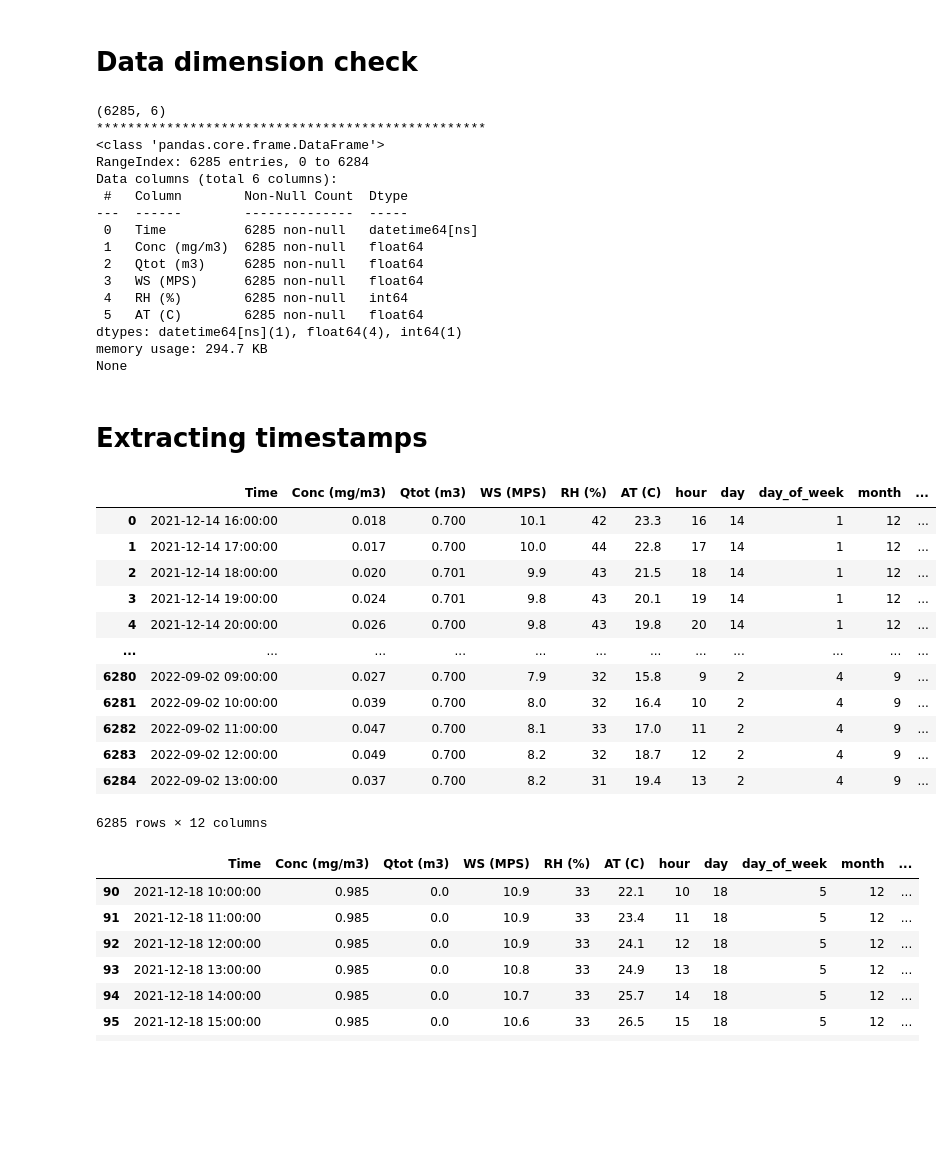
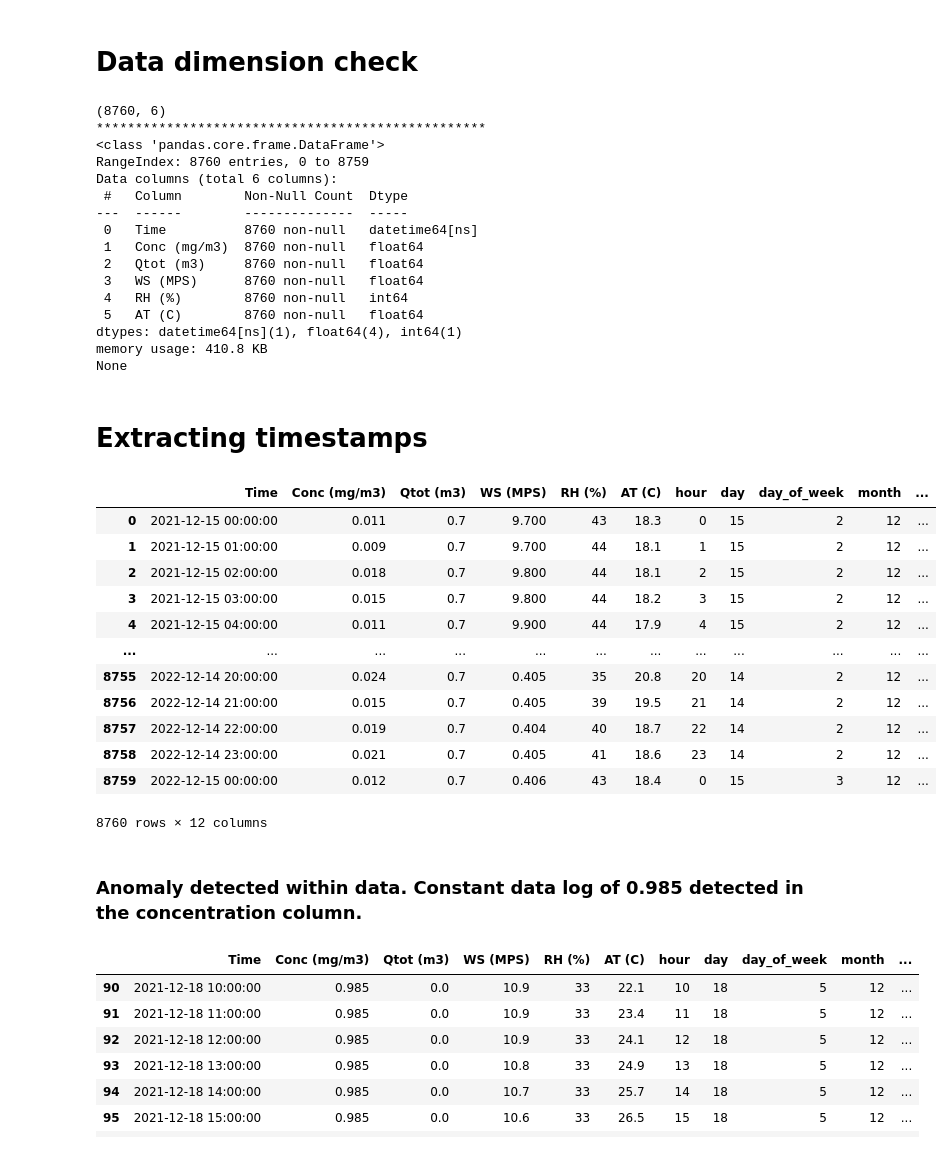
Before and after one commit to CHRISTINEMUTHEE/Nairobi_GEOS_CF_Bias_Correction, a Jupyter notebook: nairobi_analysis.ipynb, the cells around one changed output. Saved outputs shown, nothing was run; the diff lists cells and outputs as text; code cells hidden in the pictures; blank space fills up the shorter version.

```diff
--- a/nairobi_analysis.ipynb
+++ b/nairobi_analysis.ipynb
@@ -24,0 +173,4 @@ Nairobi_df.head()
+# %%
+#Second batch should start from 0000 hrs 2nd September 2022 to 1100 hrs 6th october 2022
+Second_batch = time_filter(data_sep_oct_df,"Time","2022-09-02 00:00:00","2022-10-06 11:00:00")
+Second_batch
@@ -24,0 +191,4 @@ Nairobi_df.head()
+# %%
+#The third Batch should start from 1200 hrs 6th October 2022 to 0000 hrs 15th December 2022
+Third_batch = time_filter(data_oct_feb_df,"Time","2022-10-06 12:00:00","2022-12-15 00:00:00")
+Third_batch
@@ -24,0 +231,4 @@ Nairobi_df.head()
+# %%
+# Concatenate the three batches for analysis.
+all_data=pd.concat([First_batch,Second_batch,Third_batch],axis=0,join='outer',ignore_index=True)
+all_data
@@ -42,6 +271,6 @@ memory usage: 294.7+ KB
 # %%
 # Renaming the time stamp and converting it to Datetime datatype
-Nairobi_df['Time']=pd.to_datetime(Nairobi_df['Time'])
-Nairobi_df
+all_data['Time']=pd.to_datetime(all_data['Time'])
+all_data
 # %% [output]
 |  | Time | Conc (mg/m3) | Qtot (m3) | WS (MPS) | RH (%) | AT (C) |
@@ -66,23 +295,23 @@ def dim_check(df):
     print("*"* 50)
     print(df.info())
 # %%
-dim_check(Nairobi_df)
+dim_check(all_data)
 # %% [output]
-(6285, 6)
+(8760, 6)
 **************************************************
 <class 'pandas.core.frame.DataFrame'>
-RangeIndex: 6285 entries, 0 to 6284
+RangeIndex: 8760 entries, 0 to 8759
 Data columns (total 6 columns):
  #   Column        Non-Null Count  Dtype
 ---  ------        --------------  -----
- 0   Time          6285 non-null   datetime64[ns]
- 1   Conc (mg/m3)  6285 non-null   float64
- 2   Qtot (m3)     6285 non-null   float64
- 3   WS (MPS)      6285 non-null   float64
- 4   RH (%)        6285 non-null   int64
- 5   AT (C)        6285 non-null   float64
+ 0   Time          8760 non-null   datetime64[ns]
+ 1   Conc (mg/m3)  8760 non-null   float64
+ 2   Qtot (m3)     8760 non-null   float64
+ 3   WS (MPS)      8760 non-null   float64
+ 4   RH (%)        8760 non-null   int64
+ 5   AT (C)        8760 non-null   float64
 dtypes: datetime64[ns](1), float64(4), int64(1)
-memory usage: 294.7 KB
+memory usage: 410.8 KB
 None
 # %% [markdown]
 # Extracting timestamps
@@ -107,21 +336,23 @@ def extract_timesteps(df):
     return df
 # %%
 # Extracting time steps
-extract_timesteps(Nairobi_df)
+extract_timesteps(all_data)
 # %% [output]
 |  | Time | Conc (mg/m3) | Qtot (m3) | WS (MPS) | RH (%) | AT (C) | hour | day | day_of_week | month | ... |
-| 0 | 2021-12-14 16:00:00 | 0.018 | 0.700 | 10.1 | 42 | 23.3 | 16 | 14 | 1 | 12 | ... |
-| 1 | 2021-12-14 17:00:00 | 0.017 | 0.700 | 10.0 | 44 | 22.8 | 17 | 14 | 1 | 12 | ... |
-| 2 | 2021-12-14 18:00:00 | 0.020 | 0.701 | 9.9 | 43 | 21.5 | 18 | 14 | 1 | 12 | ... |
-| 3 | 2021-12-14 19:00:00 | 0.024 | 0.701 | 9.8 | 43 | 20.1 | 19 | 14 | 1 | 12 | ... |
-| 4 | 2021-12-14 20:00:00 | 0.026 | 0.700 | 9.8 | 43 | 19.8 | 20 | 14 | 1 | 12 | ... |
+| 0 | 2021-12-15 00:00:00 | 0.011 | 0.7 | 9.700 | 43 | 18.3 | 0 | 15 | 2 | 12 | ... |
+| 1 | 2021-12-15 01:00:00 | 0.009 | 0.7 | 9.700 | 44 | 18.1 | 1 | 15 | 2 | 12 | ... |
+| 2 | 2021-12-15 02:00:00 | 0.018 | 0.7 | 9.800 | 44 | 18.1 | 2 | 15 | 2 | 12 | ... |
+| 3 | 2021-12-15 03:00:00 | 0.015 | 0.7 | 9.800 | 44 | 18.2 | 3 | 15 | 2 | 12 | ... |
+| 4 | 2021-12-15 04:00:00 | 0.011 | 0.7 | 9.900 | 44 | 17.9 | 4 | 15 | 2 | 12 | ... |
 | ... | ... | ... | ... | ... | ... | ... | ... | ... | ... | ... | ... |
-| 6280 | 2022-09-02 09:00:00 | 0.027 | 0.700 | 7.9 | 32 | 15.8 | 9 | 2 | 4 | 9 | ... |
-| 6281 | 2022-09-02 10:00:00 | 0.039 | 0.700 | 8.0 | 32 | 16.4 | 10 | 2 | 4 | 9 | ... |
-| 6282 | 2022-09-02 11:00:00 | 0.047 | 0.700 | 8.1 | 33 | 17.0 | 11 | 2 | 4 | 9 | ... |
-| 6283 | 2022-09-02 12:00:00 | 0.049 | 0.700 | 8.2 | 32 | 18.7 | 12 | 2 | 4 | 9 | ... |
-| 6284 | 2022-09-02 13:00:00 | 0.037 | 0.700 | 8.2 | 31 | 19.4 | 13 | 2 | 4 | 9 | ... |
+| 8755 | 2022-12-14 20:00:00 | 0.024 | 0.7 | 0.405 | 35 | 20.8 | 20 | 14 | 2 | 12 | ... |
+| 8756 | 2022-12-14 21:00:00 | 0.015 | 0.7 | 0.405 | 39 | 19.5 | 21 | 14 | 2 | 12 | ... |
+| 8757 | 2022-12-14 22:00:00 | 0.019 | 0.7 | 0.404 | 40 | 18.7 | 22 | 14 | 2 | 12 | ... |
+| 8758 | 2022-12-14 23:00:00 | 0.021 | 0.7 | 0.405 | 41 | 18.6 | 23 | 14 | 2 | 12 | ... |
+| 8759 | 2022-12-15 00:00:00 | 0.012 | 0.7 | 0.406 | 43 | 18.4 | 0 | 15 | 3 | 12 | ... |
-6285 rows × 12 columns
+8760 rows × 12 columns
+# %% [markdown]
+### Anomaly detected within data. Constant data log of 0.985 detected in the concentration column.
 # %%
 Nairobi_df.iloc[90:100:,]
 # %% [output]
```
Also changed, not shown: parts of 30 cells of this notebook, 3 other files.
